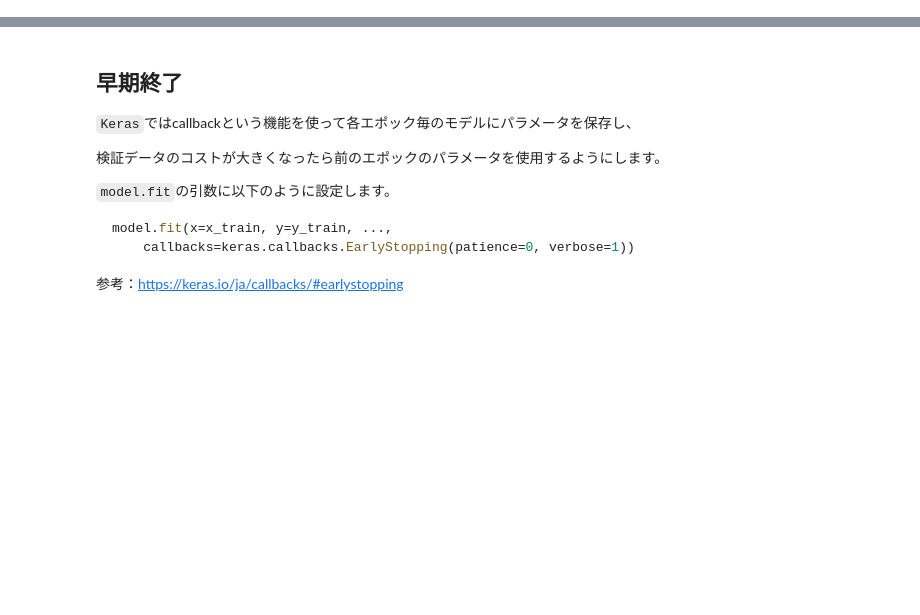
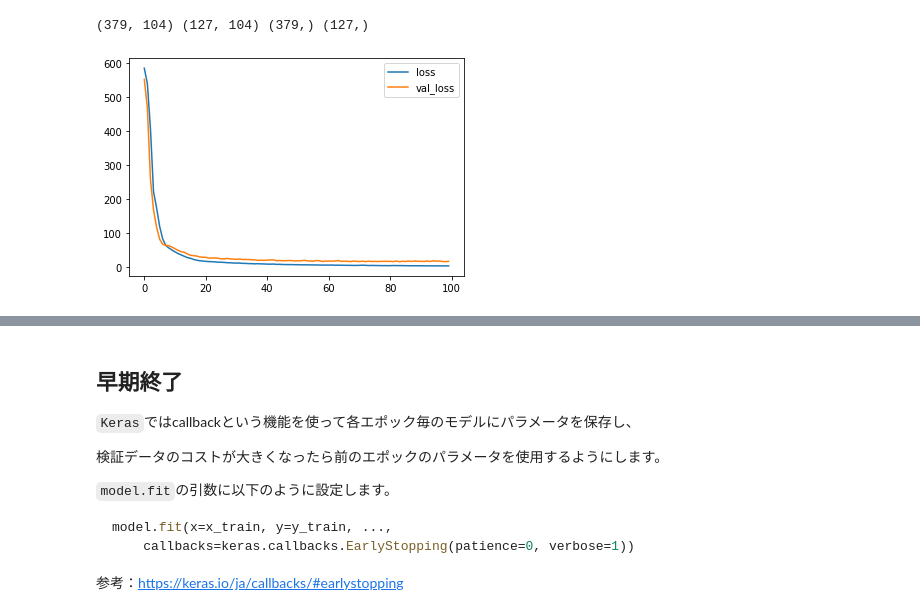
Before and after one commit to Strix9289/Introduction-of-Deep-Learning, a Jupyter notebook: overtraining.ipynb, the cells around one changed output, grey strips where cells are left out. Cells and saved outputs as stored; diff of their text form; code cells hidden in the pictures; blank space fills up the shorter version.

```diff
--- a/overtraining.ipynb
+++ b/overtraining.ipynb
@@ -15,0 +85,6 @@
+# %%
+x_train, x_test, y_train, y_test = train_test_split(x,y,random_state=0)
+# %%
+print(x_train.shape, x_test.shape, y_train.shape, y_test.shape)
+# %% [output]
+(379, 104) (127, 104) (379,) (127,)
@@ -15,0 +101,26 @@
+# %%
+model = keras.models.Sequential([
+  Dense(64,activation='relu', input_shape=(104,)),
+  Dense(64, activation='relu'),
+  Dense(32, activation='relu'),
+  Dense(32, activation='relu'),
+  Dense(16, activation='relu'),
+  Dense(1)
+])
+
+model.compile(optimizer='adam',
+              loss='mse',
+              metrics=['mae'])
+# %%
+result = model.fit(x_train, y_train,
+                    epochs=100,
+                    batch_size=32,
+                    verbose=0,
+                    validation_data=(x_test, y_test))
+# %%
+result = pd.DataFrame(result.history)
+# %%
+# 目的関数の可視化
+result[['loss','val_loss']].plot();
+# %% [output]
+[figure, added]
```
Also changed, not shown: parts of 24 cells of this notebook.
